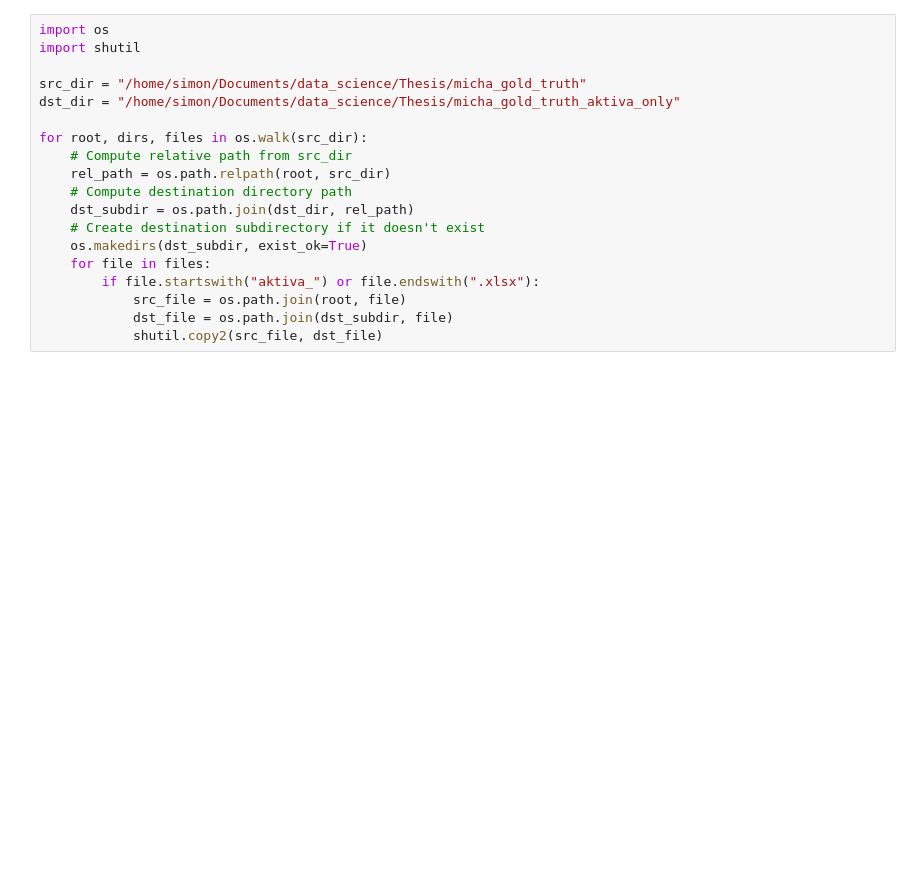
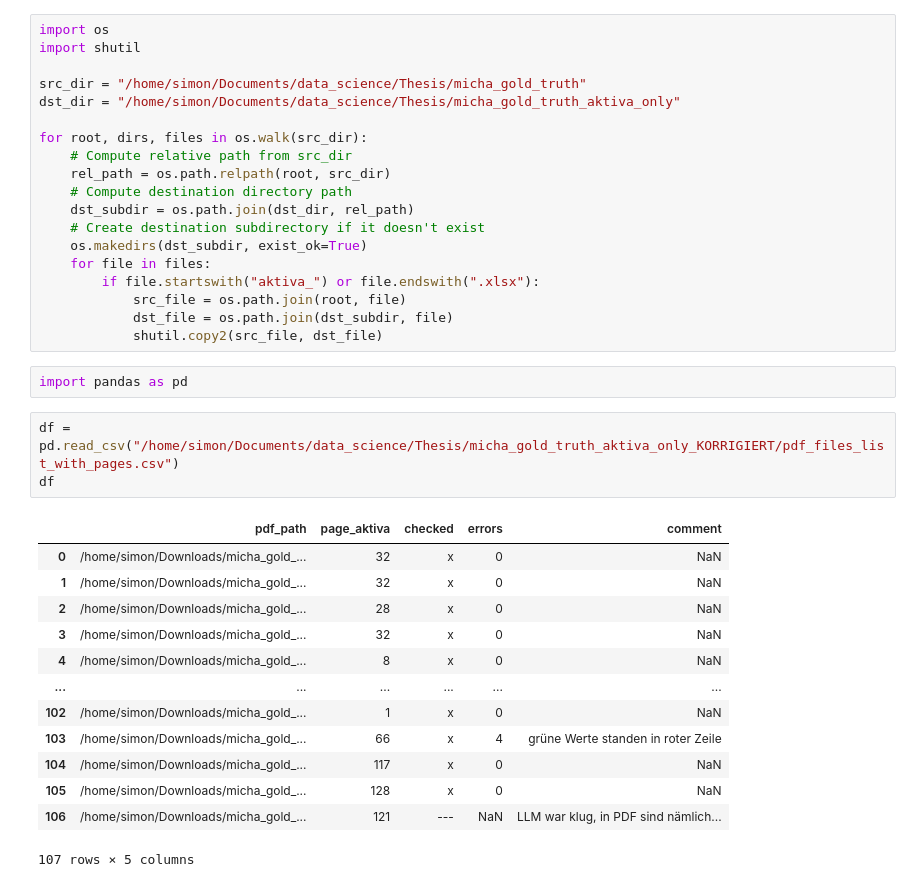
Before and after one commit to Famondir/Thesis, a Jupyter notebook: Python/extract_from_job.ipynb, the cells around one changed output. Saved outputs shown, nothing was run; the diff lists cells and outputs as text; blank space fills up the shorter version.

```diff
--- a/Python/extract_from_job.ipynb
+++ b/Python/extract_from_job.ipynb
@@ -90,3 +90,22 @@ for root, dirs, files in os.walk(src_dir):
             src_file = os.path.join(root, file)
             dst_file = os.path.join(dst_subdir, file)
             shutil.copy2(src_file, dst_file)
+# %%
+import pandas as pd
+# %%
+df = pd.read_csv("/home/simon/Documents/data_science/Thesis/micha_gold_truth_aktiva_only_KORRIGIERT/pdf_files_list_with_pages.csv")
+df
+# %% [output]
+|  | pdf_path | page_aktiva | checked | errors | comment |
+| 0 | /home/simon/Downloads/micha_gold_... | 32 | x | 0 | NaN |
+| 1 | /home/simon/Downloads/micha_gold_... | 32 | x | 0 | NaN |
+| 2 | /home/simon/Downloads/micha_gold_... | 28 | x | 0 | NaN |
+| 3 | /home/simon/Downloads/micha_gold_... | 32 | x | 0 | NaN |
+| 4 | /home/simon/Downloads/micha_gold_... | 8 | x | 0 | NaN |
+| ... | ... | ... | ... | ... | ... |
+| 102 | /home/simon/Downloads/micha_gold_... | 1 | x | 0 | NaN |
+| 103 | /home/simon/Downloads/micha_gold_... | 66 | x | 4 | grüne Werte standen in roter Zeile |
+| 104 | /home/simon/Downloads/micha_gold_... | 117 | x | 0 | NaN |
+| 105 | /home/simon/Downloads/micha_gold_... | 128 | x | 0 | NaN |
+| 106 | /home/simon/Downloads/micha_gold_... | 121 | --- | NaN | LLM war klug, in PDF sind nämlich... |
+107 rows × 5 columns
```
Also changed, not shown: parts of 4 cells of this notebook, 14 other files.
